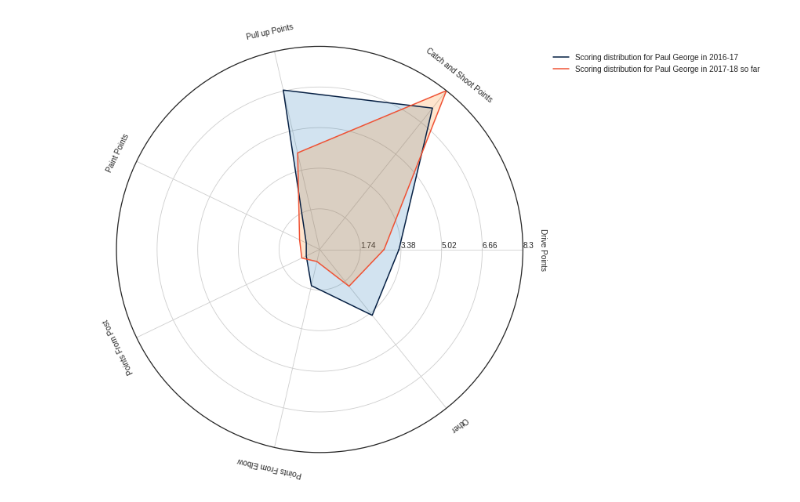
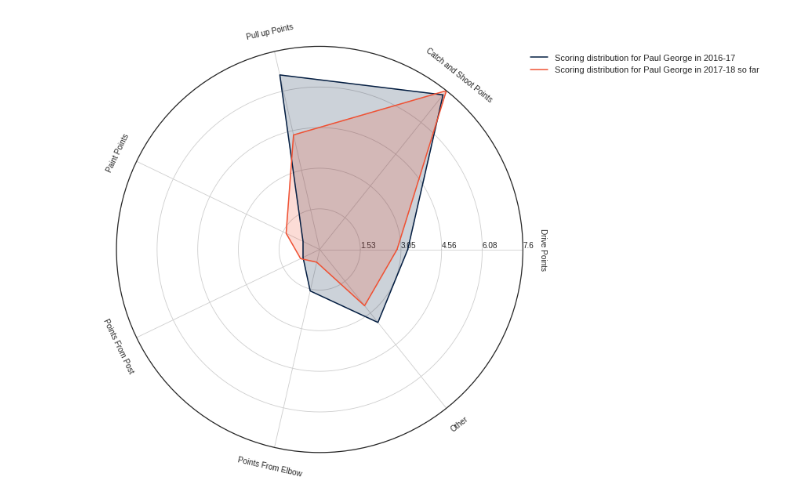
Before and after one commit to danchyy/Basketball_Analytics, a Jupyter notebook: Scripts/radar_plot/Radar_plot.ipynb, the cells around one changed output. Saved outputs shown, nothing was run; the diff lists cells and outputs as text; code cells hidden in the pictures.

```diff
--- a/Scripts/radar_plot/Radar_plot.ipynb
+++ b/Scripts/radar_plot/Radar_plot.ipynb
@@ -172,16 +178,23 @@ westbrook_only
 | 403 | 201566 | Russell Westbrook | 1610612760 | OKC | 81 | 46 | 35 | 34.6 | 31.6 | ... |
 2 rows × 22 columns
 # %%
-def get_shot_types_per_game(data_frame):
-    columns = ['Drive Points', 'Catch and Shoot Points', 'Pull up Points', 'Paint Points', 'Points From Post', 'Points From Elbow', 'Other', 'TEAM_ABBREVIATION']
+def get_shot_types_per_game(data_frame, use_other=True, append_team=True):
+    columns = ['Drive Points', 'Catch and Shoot Points', 'Pull up Points', 'Paint Points', 'Points From Post', 'Points From Elbow']
+    if use_other:
+        columns.append('Other')
+    if append_team:
+        columns.append('TEAM_ABBREVIATION')
     return data_frame[columns]
 
-def append_other_column(data_frame):
-    data_frame['Other'] = data_frame.POINTS - data_frame.DRIVE_PTS - data_frame.CATCH_SHOOT_PTS - data_frame.PULL_UP_PTS - data_frame.PAINT_TOUCH_PTS - data_frame.POST_TOUCH_PTS - data_frame.ELBOW_TOUCH_PTS
+def rename_data_frame(data_frame):
     data_frame.rename(columns={'DRIVE_PTS': 'Drive Points', 'CATCH_SHOOT_PTS': 'Catch and Shoot Points', \
                               'PULL_UP_PTS' : 'Pull up Points', 'PAINT_TOUCH_PTS': 'Paint Points', \
                               'POST_TOUCH_PTS': 'Points From Post', 'ELBOW_TOUCH_PTS': 'Points From Elbow'}, inplace=True)
     return data_frame
+
+def append_other_column(data_frame):
+    data_frame['Other'] = data_frame.POINTS - data_frame.DRIVE_PTS - data_frame.CATCH_SHOOT_PTS - data_frame.PULL_UP_PTS - data_frame.PAINT_TOUCH_PTS - data_frame.POST_TOUCH_PTS - data_frame.ELBOW_TOUCH_PTS
+    return rename_data_frame(data_frame)
 # %%
 melo_analysis = get_shot_types_per_game(append_other_column(melo_only))
 george_analysis = get_shot_types_per_game(append_other_column(george_only))
@@ -189,26 +202,22 @@ westbrook_analysis = get_shot_types_per_game(append_other_column(westbrook_only)
 # %%
 plt.style.use('seaborn-white')
 # %%
-def plot_radar_for_player(data_frame, color_past, color_curr, player_name, bbox_to_anchor):
-    player_past_season = data_frame.iloc[1].tolist()[:-1]
-    player_curr_season = data_frame.iloc[0].tolist()[:-1]
+def plot_radar_for_player(player_past_season, player_curr_season, variables, color_past, color_curr, player_name, bbox_to_anchor, n_ordinate_levels=6):
 
-    player_max = np.max(data_frame.max().tolist()[:-1])
+    player_max = max(max(player_curr_season), max(player_past_season))
 
-    # example data
-    variables = data_frame.columns.tolist()[:-1]
-
-    ranges = [(0.1, player_max)]
+    ranges = [(0.01, player_max)]
 
     # plotting
     fig1 = plt.figure(figsize=(8, 8))
-    radar = ComplexRadar(fig1, variables, ranges)
+    radar = ComplexRadar(fig1, variables, ranges, n_ordinate_levels=n_ordinate_levels)
+
     radar.plot(player_past_season, label="Scoring distribution for " + player_name + " in 2016-17", c=color_past)
-    radar.fill(player_past_season, alpha=0.2)
+    radar.fill(player_past_season, alpha=0.2, c=color_past)
 
     radar.plot(player_curr_season, label="Scoring distribution for " + player_name + " in 2017-18 so far", c=color_curr)
-    radar.fill(player_curr_season, alpha=0.2)
+    radar.fill(player_curr_season, alpha=0.2, c=color_curr)
 
-    plt.legend(bbox_to_anchor=bbox_to_anchor)
-    plt.savefig(player_name + "_radar.jpg", bbox_inches='tight')
+    plt.legend(loc='upper right', bbox_to_anchor=bbox_to_anchor, fontsize=11)
+    #plt.savefig(player_name + "_radar.jpg", bbox_inches='tight')
     plt.show()
@@ -219,4 +231,6 @@ plot_radar_for_player(melo_analysis, "#003DA5", "#F05133", "Carmelo Anthony", (1
 # %%
-plot_radar_for_player(george_analysis, "#041E42", "#F05133", "Paul George", (1.60, 1))
+george_past = george_analysis.iloc[1].tolist()[:-1]
+george_curr = george_analysis.iloc[0].tolist()[:-1]
+plot_radar_for_player(george_past, george_curr, george_analysis.columns.tolist()[:-1], "#041E42", "#F05133", "Paul George", (1.60, 1))
 # %% [output]
-[figure, old version]
+[figure, new version]
```
Also changed, not shown: parts of 21 cells of this notebook.
